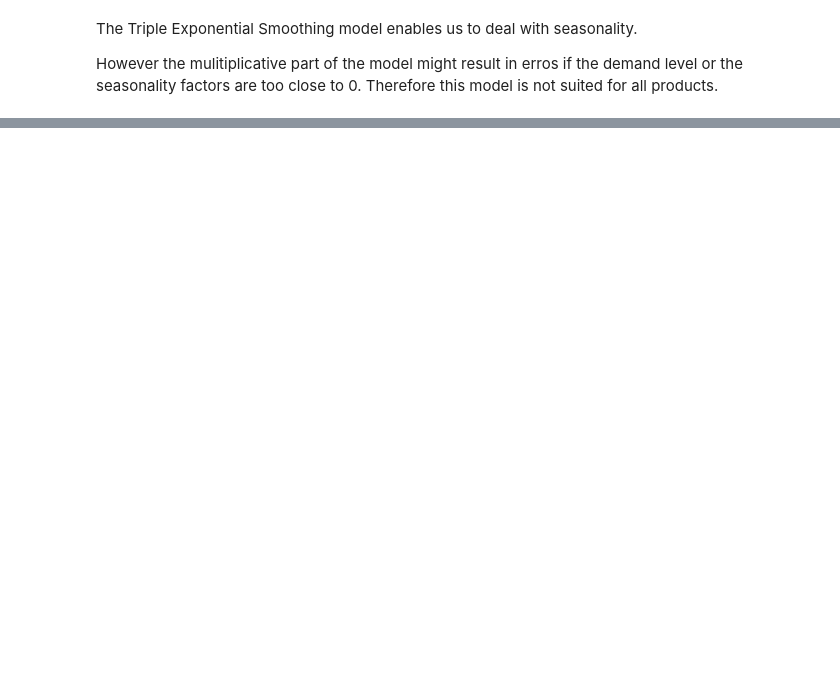
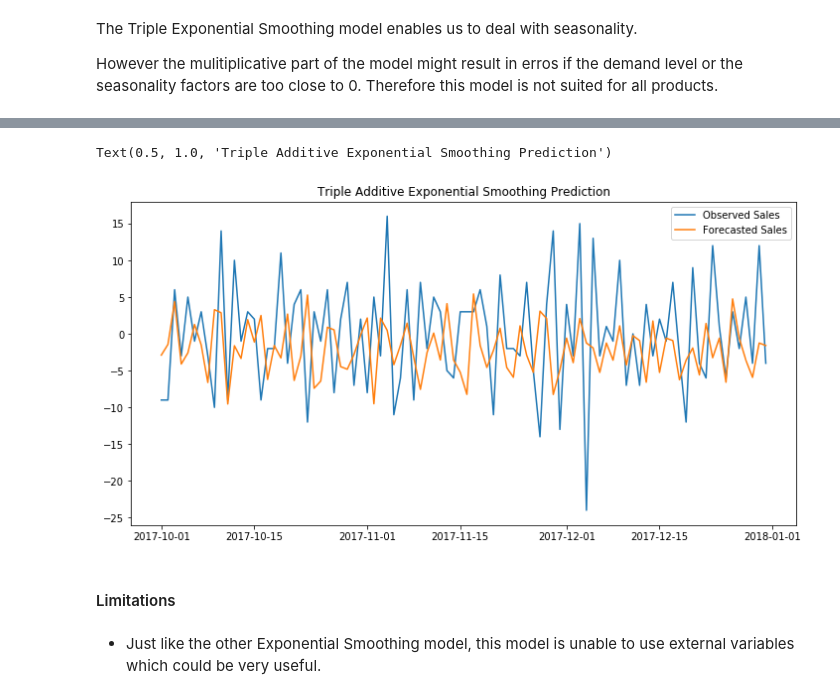
Before and after one commit to zhikaichen99/DemandForecasting, a Jupyter notebook: notebooks/Exponential_Smoothing.ipynb, the cells around one changed output, grey strips where cells are left out. Drawn from its saved outputs; the diff is of its cells as text; code cells hidden in the pictures; blank space fills up the shorter version.

Commit message:
implemented Triple Additive Exponential Smoothing model

```diff
--- a/notebooks/Exponential_Smoothing.ipynb
+++ b/notebooks/Exponential_Smoothing.ipynb
@@ -478,0 +510,8 @@ However the mulitiplicative part of the model might result in erros if the deman
+# %%
+def seasonal_factors_add(s, d, slen, cols):
+    for i in range(slen):
+        # calculate season average
+        s[i] = np.mean(d[i:cols:slen])
+    # scale all season factors
+    s -= np.mean(s[:slen])
+    return s
@@ -478,0 +555,2 @@ However the mulitiplicative part of the model might result in erros if the deman
+# %%
+triple_add_results = triple_exp_smooth_add(train, 500, len(test), 1.0, 1.0, 0.9, 0.2)
@@ -478,0 +573,17 @@ However the mulitiplicative part of the model might result in erros if the deman
+# %%
+triple_add_predictions = triple_add_results[-len(test):]['Forecast']
+# %%
+triple_add_predictions = triple_add_predictions.set_axis(index_values)
+# %%
+fig = plt.figure(figsize = (12,6))
+sales = plt.plot(test, label = 'Observed Sales')
+forecast = plt.plot(triple_add_predictions, label = 'Forecasted Sales')
+plt.legend(loc = 'best')
+plt.title("Triple Additive Exponential Smoothing Prediction")
+# %% [output]
+Text(0.5, 1.0, 'Triple Additive Exponential Smoothing Prediction')
+[figure, added]
+# %% [markdown]
+#### Limitations
+# %% [markdown]
+* Just like the other Exponential Smoothing model, this model is unable to use external variables which could be very useful.
```
Also changed, not shown: parts of 9 cells of this notebook.
